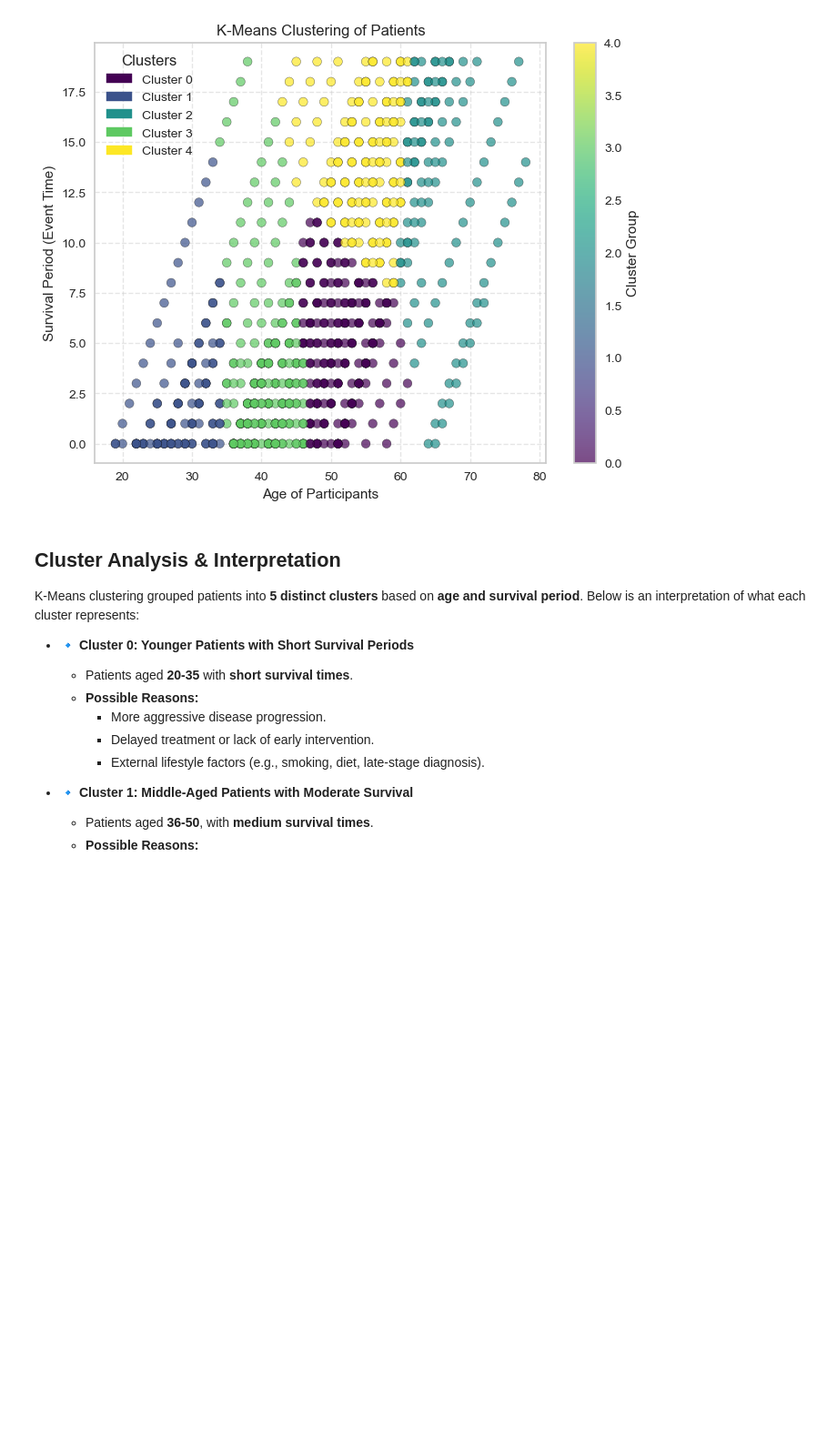
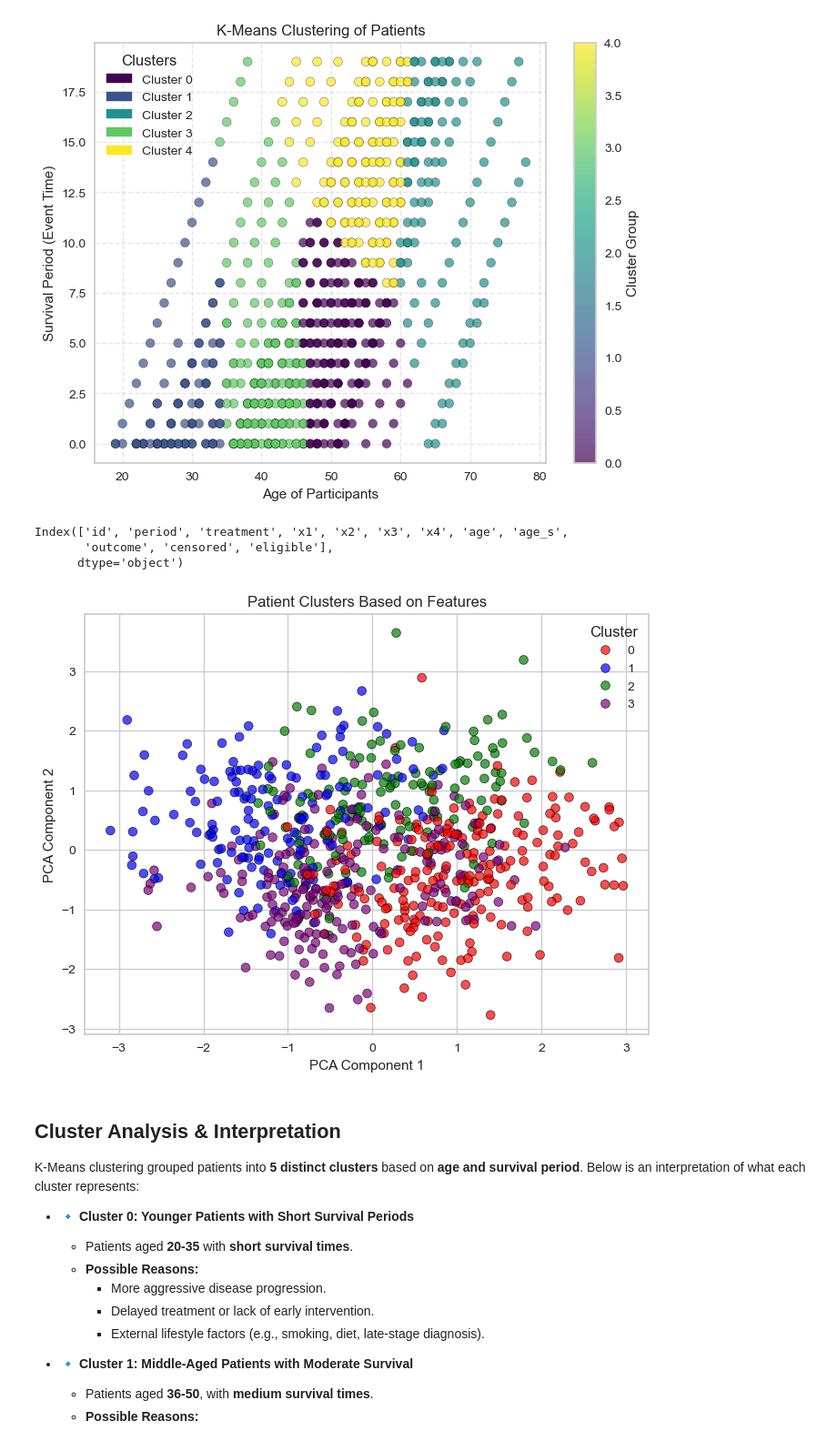
Before and after one commit to ChelcRose/TTE, a Jupyter notebook: TTE-v2.ipynb, the cells around one changed output. Shown at 91% size. Cells and saved outputs as stored; diff of their text form; code cells hidden in the pictures; blank space fills up the shorter version.

```diff
--- a/TTE-v2.ipynb
+++ b/TTE-v2.ipynb
@@ -154,6 +145,84 @@ plt.grid(True, linestyle="--", alpha=0.5)
 plt.show()
 # %% [output]
 [figure]
+# %%
+# Check the available columns
+print(df.columns)
+
+# If the column names are different, update the feature list
+df_filtered = df.copy()  # Ensure df_filtered exists
+features = ['age']  # Keep age for PCA
+
+# If other numerical features exist, update the list
+for col in ['x1', 'x2', 'x3', 'x4']:
+    if col in df.columns:
+        features.append(col)
+
+# If only 'age' is available, PCA may not be meaningful
+if len(features) <= 1:
+    print("⚠️ Only 'age' is available! PCA needs multiple numerical features.")
+
+df_selected = df_filtered[features]
+# %% [output]
+Index(['id', 'period', 'treatment', 'x1', 'x2', 'x3', 'x4', 'age', 'age_s',
+       'outcome', 'censored', 'eligible'],
+      dtype='object')
+# %%
+# Define number of clusters based on Elbow Method
+optimal_k = 4  # Adjust if needed
+
+# Select features for clustering
+features = ['x1', 'x2', 'x3', 'x4', 'age']
+df_selected = df[features]
+
+# Standardize the data
+scaler = StandardScaler()
+df_scaled = scaler.fit_transform(df_selected)
+
+# Apply K-Means
+kmeans = KMeans(n_clusters=optimal_k, random_state=42)
+df['Cluster'] = kmeans.fit_predict(df_scaled)
+
+# Ensure df_filtered contains the updated clusters
+df_filtered = df.copy()
+
+# Ensure df_filtered exists and has clusters assigned
+if 'Cluster' not in df_filtered.columns:
+    raise ValueError("Clusters have not been assigned to df_filtered. Run K-Means first.")
+
+# Select only relevant features for PCA
+features = ['x1', 'x2', 'x3', 'x4', 'age']
+df_selected = df_filtered[features]
+
+# Standardize the data
+scaler = StandardScaler()
+df_scaled = scaler.fit_transform(df_selected)
+
+# Apply PCA to reduce dimensions to 2 components
+pca = PCA(n_components=2)
+principal_components = pca.fit_transform(df_scaled)
+
+# Create a DataFrame for visualization
+pca_df = pd.DataFrame(data=principal_components, columns=['PCA Component 1', 'PCA Component 2'])
+pca_df['Cluster'] = df_filtered['Cluster']
+
+# Define cluster colors (adjust if necessary)
+cluster_colors = {0: 'red', 1: 'blue', 2: 'green', 3: 'purple', 4: 'yellow'}
+
+# Plot the PCA scatter plot
+plt.figure(figsize=(8,6))
+sns.scatterplot(
+    x='PCA Component 1', y='PCA Component 2', hue='Cluster',
+    palette=cluster_colors, data=pca_df, alpha=0.7, edgecolor='black'
+)
+
+plt.title('Patient Clusters Based on Features')
+plt.xlabel('PCA Component 1')
+plt.ylabel('PCA Component 2')
+plt.legend(title='Cluster')
+plt.show()
+# %% [output]
+[figure, added]
 # %% [markdown]
 ## Cluster Analysis & Interpretation
 
```
Also changed, not shown: parts of 5 cells of this notebook.
